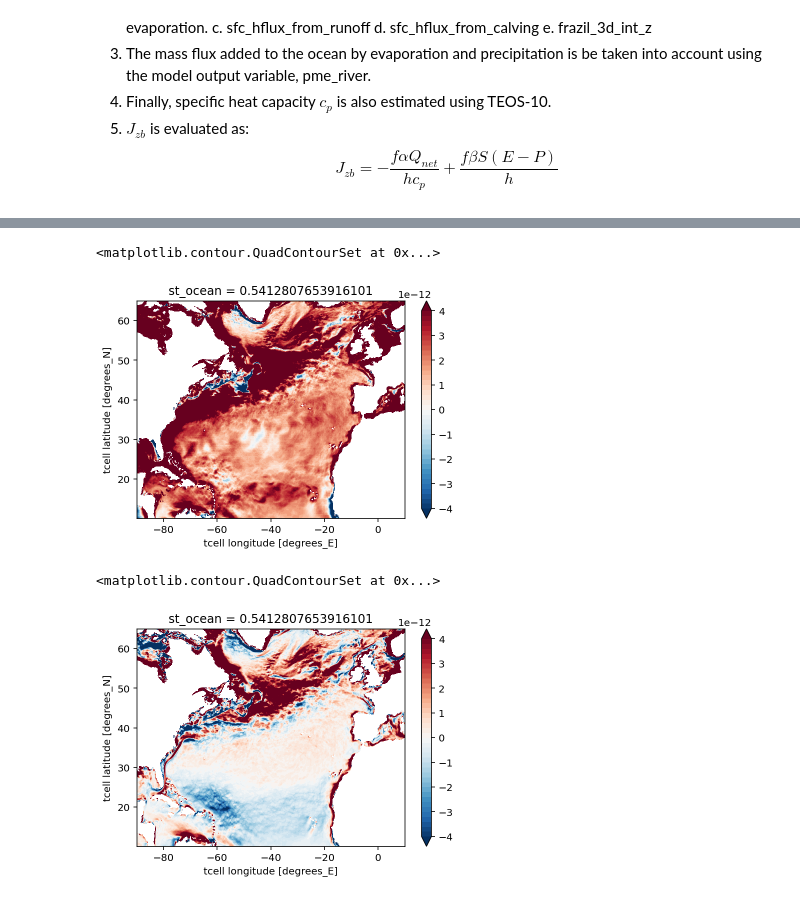
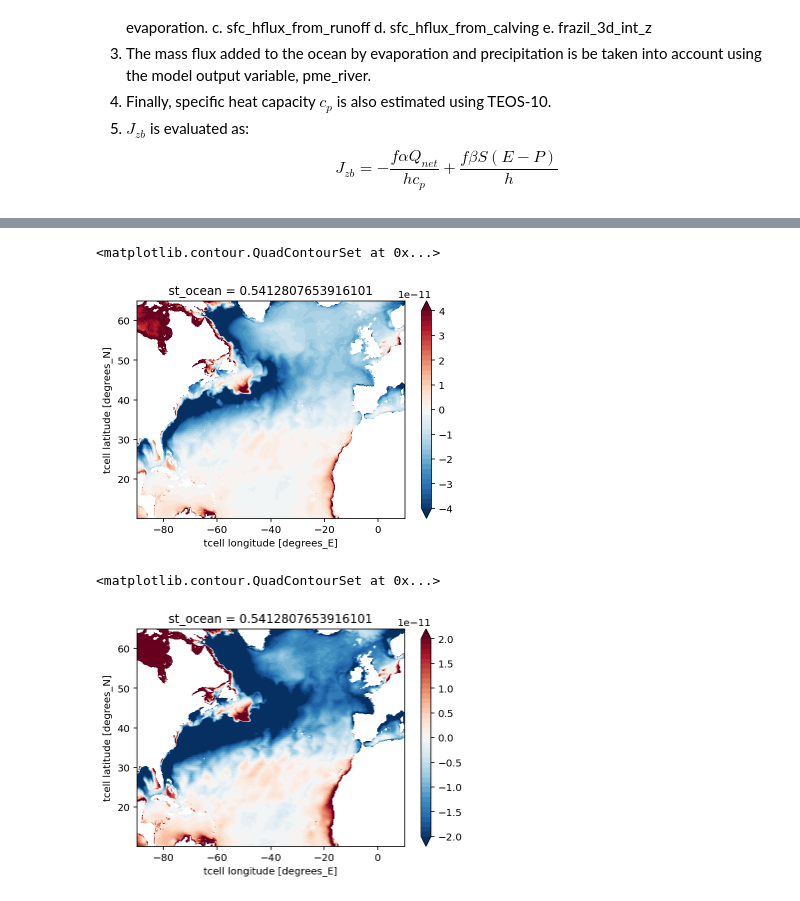
Before and after one commit to dhruvbhagtani/PV_Flux, a Jupyter notebook: Deremble_2013.ipynb, the cells around one changed output, grey strips where cells are left out. Saved outputs shown, nothing was run; the diff lists cells and outputs as text; code cells hidden in the pictures.

Commit message:
PV Flux Components in the North Atlantic

```diff
--- a/Deremble_2013.ipynb
+++ b/Deremble_2013.ipynb
@@ -133,3 +146,12 @@ Jzw_clip.mean('time').plot.contourf(levels = np.linspace(-8e-13,8e-13,21))
 # %% [output]
 <matplotlib.contour.QuadContourSet at 0x...>
 [figure]
+# %%
+#1. Evaluating eddy entrainment component using seasonal mixed layer depth
+
+MLD2 = cc.querying.getvar(expt,'mld',session,ncfile='ocean_month.nc',start_time='1996-01-01',end_time='2000-12-31').sel(
+    xt_ocean=slice(-90,10)).sel(yt_ocean=slice(10,65))
+
+Jzw = (0.7*rho_mat*f*ustar**3)/(g*MLD2**2)
+Jzw_clip = Jzw.where((potrho.values >= (sigma - extn)) & (potrho.values <= (sigma + extn)))
+Jzw_clip.mean('time').plot.contourf(levels = np.linspace(-5e-12,5e-12,21))
@@ -172,4 +197,4 @@ total_sfc_hflux = (sfc_heat_coupler + sfc_heat_runoff + sfc_heat_pme + sfc_heat_
 #3. Precipitation and evaporation component
 pme_river = cc.querying.getvar(expt,'pme_river',session,n=1).sel(xt_ocean=slice(-90,10)).sel(yt_ocean=slice(10,65)).mean('time')
 pme_net = cc.querying.getvar(expt,'pme_net',session,n=1).sel(xt_ocean=slice(-90,10)).sel(yt_ocean=slice(10,65)).mean('time')
-fw_flux = -pme_net
+fw_flux = -pme_river #Use pme_river since it has mass flux due to river flow too.
@@ -176,6 +209,6 @@ fw_flux = -pme_net
 # %%
-#4. Evaluating buoyancy component of generalized PV flux
-Jzb = -(alpha_mat*total_sfc_hflux*f)/(MLD*cp_mat) + (beta_mat*salt*fw_flux*f)/(MLD)
+#4. Evaluating buoyancy component of generalized PV flux for seasonal MLD
+Jzb = (alpha_mat*total_sfc_hflux*f)/(MLD2*cp_mat) + (beta_mat*salt*fw_flux*f)/(MLD2)
 Jzb_clip = Jzb.where((potrho.values >= (sigma - 0.25)) & (potrho.values <= (sigma + 0.25)))
 Jzb_clip.mean('time').plot.contourf(levels = np.linspace(-5e-12,5e-12,21))
 # %% [output]
@@ -196,11 +225,13 @@ Part2.mean('time').plot.contourf(levels = np.linspace(-5e-12,5e-12,21))
 # %%
-Jz_total = Jzb + Jzf + Jzw
-Jz_total.mean('time').plot.contourf(levels = np.linspace(-4e-12,4e-12,41))
+#2. Diabatic component
+(Jzb+Jzw).mean('time').plot.contourf(levels = np.linspace(-4e-11,4e-11,41))
 # %% [output]
 <matplotlib.contour.QuadContourSet at 0x...>
-[figure, old version]
+[figure, new version]
 # %%
-Jzf.mean('time').plot.contourf(levels = np.linspace(-4e-12,4e-12,41))
+#3. Total PV flux
+Jz_total = Jzb + Jzf + Jzw
+Jz_total.mean('time').plot.contourf(levels = np.linspace(-2e-11,2e-11,41))
 # %% [output]
 <matplotlib.contour.QuadContourSet at 0x...>
-[figure, old version]
+[figure, new version]
```
Also changed, not shown: parts of 13 cells of this notebook.
